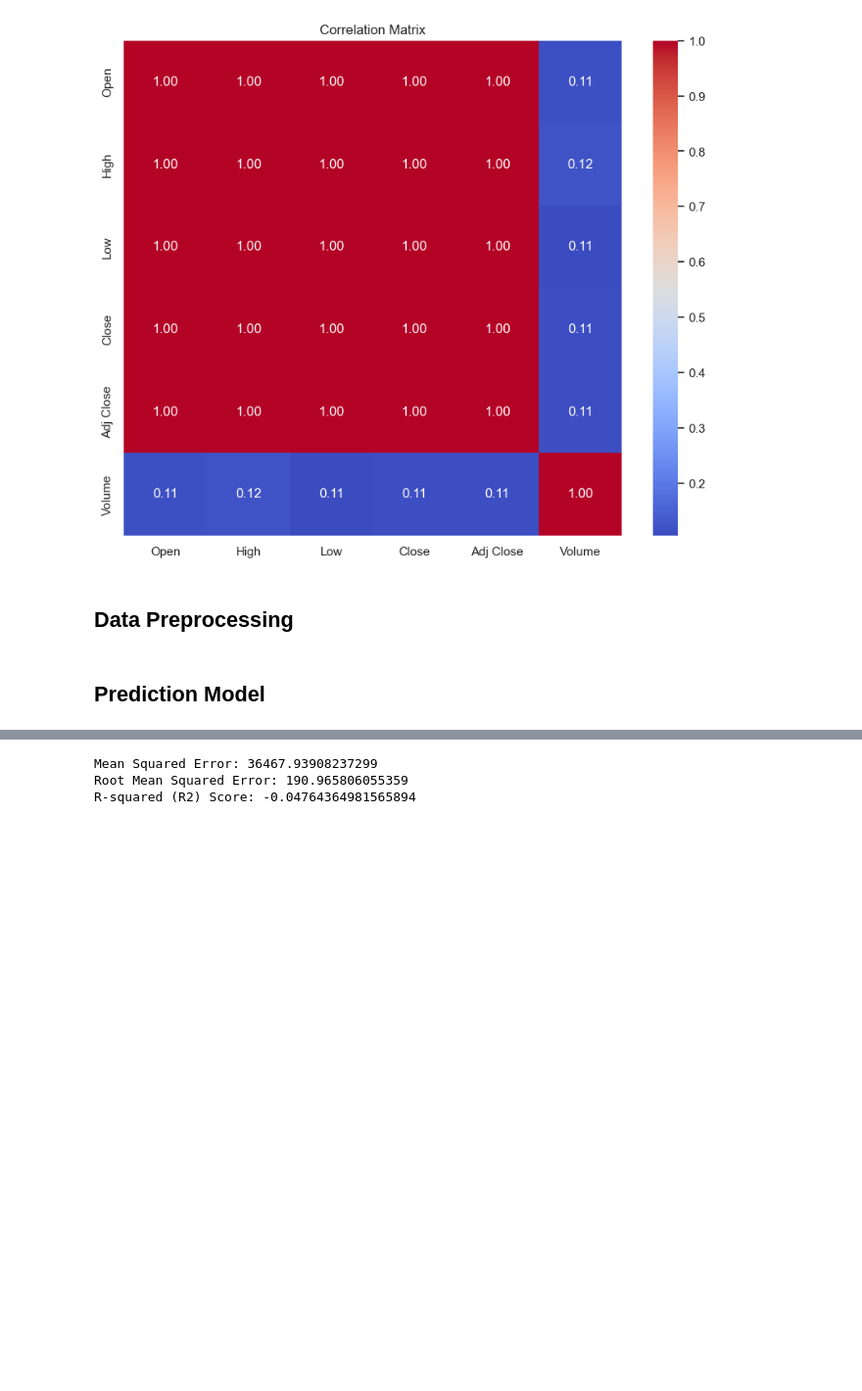
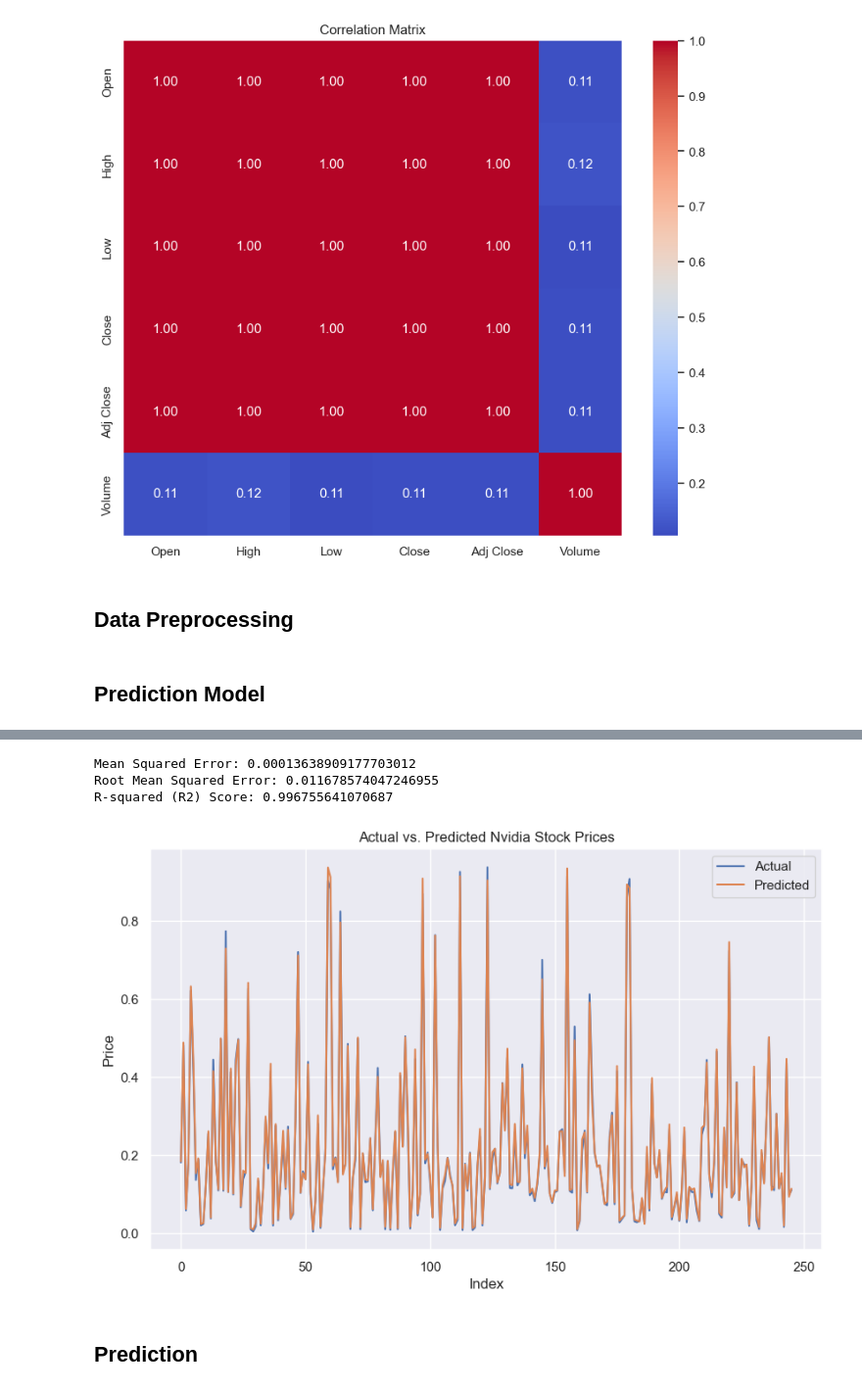
Before and after one commit to Kestrel86/Stock_Analysis, a Jupyter notebook: nvidia_analysis.ipynb, the cells around one changed output, grey strips where cells are left out. Shown at 98% size. Saved outputs shown, nothing was run; the diff lists cells and outputs as text; code cells hidden in the pictures; blank space fills up the shorter version.

Commit message:
compled LSTM

```diff
--- a/nvidia_analysis.ipynb
+++ b/nvidia_analysis.ipynb
@@ -182,0 +182,12 @@ scores = cross_val_score(model, X_train, y_train, cv=5, scoring='neg_mean_square
+# %%
+# Define the LSTM model
+model = Sequential([
+    LSTM(units=50, activation='relu', input_shape=(window_size, 1)),
+    Dense(units=1)
+])
+# %%
+# Compile the model
+model.compile(optimizer='adam', loss='mean_squared_error')
+# %%
+# Train the model
+model.fit(X_train, y_train, epochs=100, batch_size=32, validation_data=(X_test, y_test))
@@ -182,0 +220,2 @@ scores = cross_val_score(model, X_train, y_train, cv=5, scoring='neg_mean_square
+# %%
+y_pred = model.predict(X_test)
@@ -183,12 +224,26 @@ scores = cross_val_score(model, X_train, y_train, cv=5, scoring='neg_mean_square
 # %%
-# mse = mean_squared_error(y_test, y_pred)
-# rmse = np.sqrt(mse)
-# r2 = r2_score(y_test, y_pred)
+mse = mean_squared_error(y_test, y_pred)
+rmse = np.sqrt(mse)
+r2 = r2_score(y_test, y_pred)
 
-# print('Mean Squared Error:', mse)
-# print('Root Mean Squared Error:', rmse)
-# print('R-squared (R2) Score:', r2)
+print('Mean Squared Error:', mse)
+print('Root Mean Squared Error:', rmse)
+print('R-squared (R2) Score:', r2)
 # %% [output]
-Mean Squared Error: 36467.93908237299
-Root Mean Squared Error: 190.965806055359
-R-squared (R2) Score: -0.04764364981565894
+Mean Squared Error: 0.00013638909177703012
+Root Mean Squared Error: 0.011678574047246955
+R-squared (R2) Score: 0.996755641070687
+# %%
+# Plot actual vs. predicted values
+plt.figure(figsize=(10, 6))
+plt.plot(y_test, label='Actual')
+plt.plot(y_pred, label='Predicted')
+plt.xlabel('Index')
+plt.ylabel('Price')
+plt.title('Actual vs. Predicted Nvidia Stock Prices')
+plt.legend()
+plt.show()
+# %% [output]
+[figure, added]
+# %% [markdown]
+## Prediction
```
Also changed, not shown: parts of 22 cells of this notebook.
